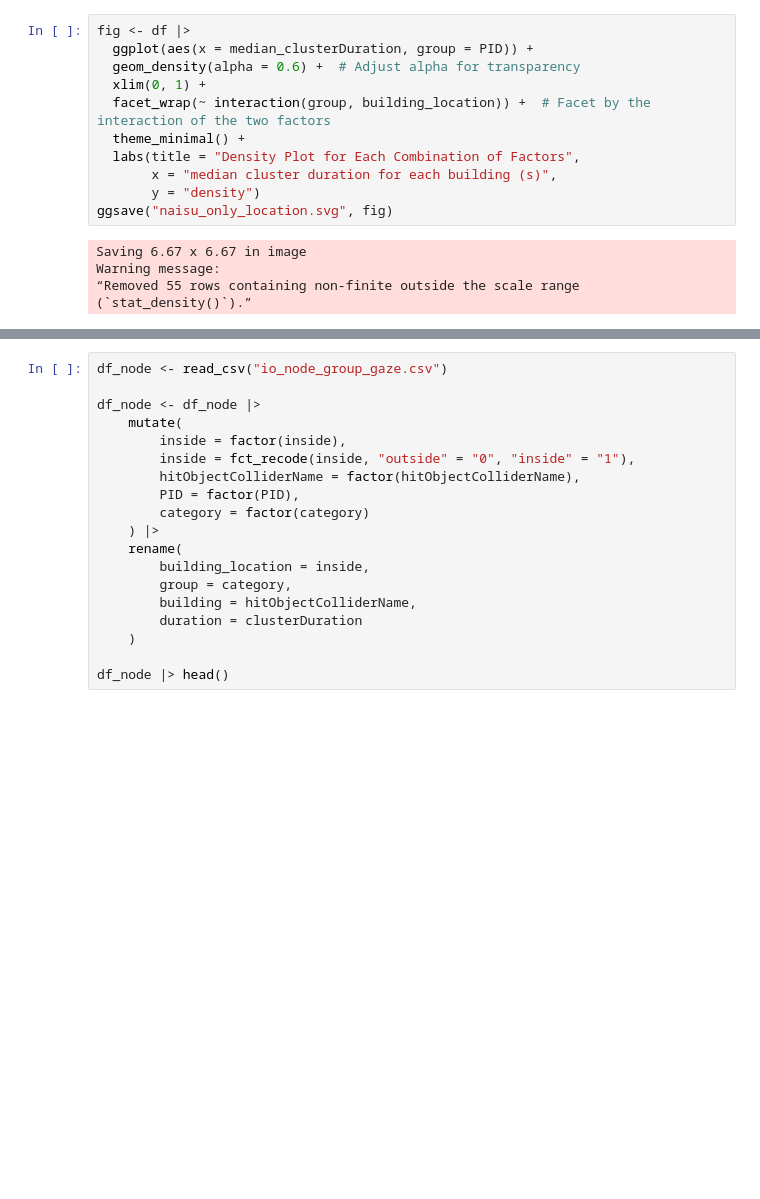
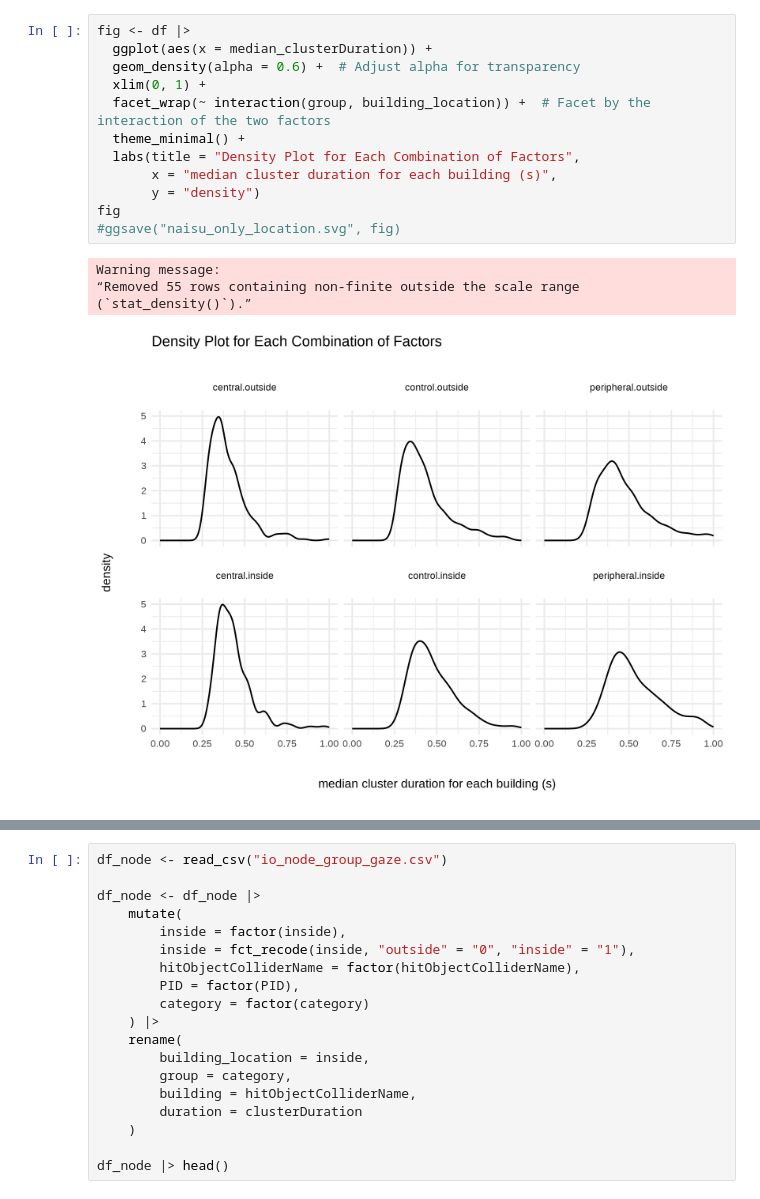
Before and after one commit to SanD94/VReGTrET, a Jupyter notebook: GraphTheory_ET_VR_Westbrueck/Analysis/raw_gaze_analysis/figure_playground.ipynb, the cells around one changed output, grey strips where cells are left out. Cells and saved outputs as stored; diff of their text form; blank space fills up the shorter version.

```diff
--- a/GraphTheory_ET_VR_Westbrueck/Analysis/raw_gaze_analysis/figure_playground.ipynb
+++ b/GraphTheory_ET_VR_Westbrueck/Analysis/raw_gaze_analysis/figure_playground.ipynb
@@ -46,18 +61,19 @@ A tibble: 6 × 6
 # %%
 fig <- df |>
-  ggplot(aes(x = median_clusterDuration, group = PID)) +
+  ggplot(aes(x = median_clusterDuration)) +
   geom_density(alpha = 0.6) +  # Adjust alpha for transparency
   xlim(0, 1) +
   facet_wrap(~ interaction(group, building_location)) +  # Facet by the interaction of the two factors
   theme_minimal() +
   labs(title = "Density Plot for Each Combination of Factors",
        x = "median cluster duration for each building (s)",
        y = "density")
-ggsave("naisu_only_location.svg", fig)
+fig
+#ggsave("naisu_only_location.svg", fig)
 # %% [output]
-Saving 6.67 x 6.67 in image
 Warning message:
 “Removed 55 rows containing non-finite outside the scale range (`stat_density()`).”
+[figure, added]
 # %%
 library(lme4)
 library(emmeans)
```
Also changed, not shown: parts of 14 cells of this notebook, 1 other file.
